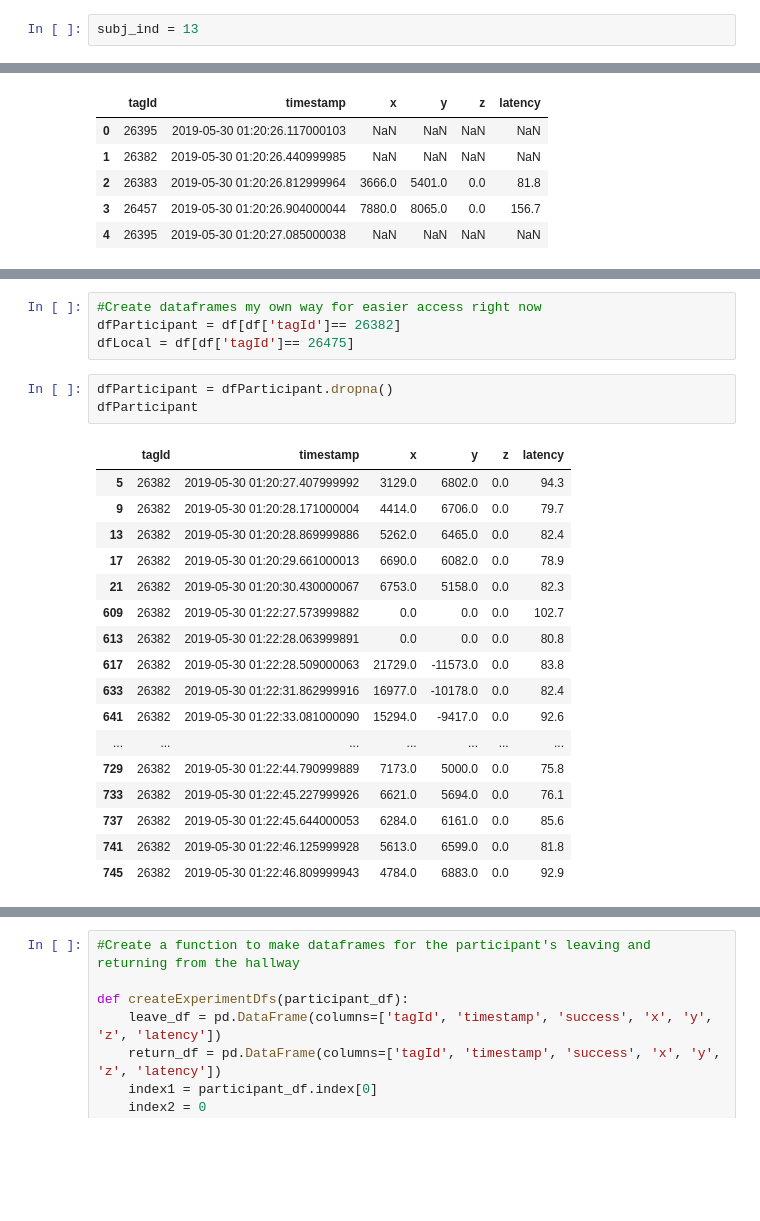
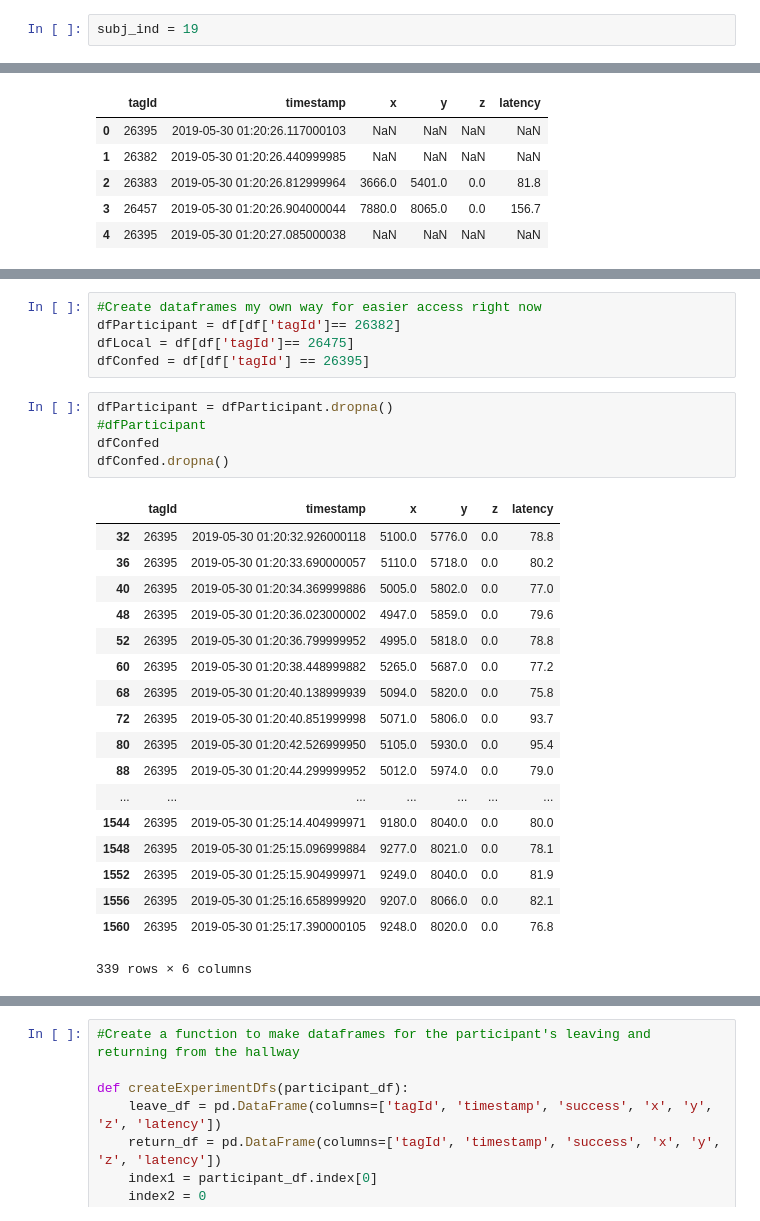
Before and after one commit to fcistern/Pozyx, a Jupyter notebook: notebooks/SubjectAnalysis.ipynb, the cells around one changed output, grey strips where cells are left out. Saved outputs shown, nothing was run; the diff lists cells and outputs as text; blank space fills up the shorter version.

```diff
--- a/notebooks/SubjectAnalysis.ipynb
+++ b/notebooks/SubjectAnalysis.ipynb
@@ -43,7 +51,7 @@ from utils import *
 # %% [markdown]
 ## Settings
 # %%
-subj_ind = 13
+subj_ind = 19
 # %% [markdown]
 ## Loading data
 # %%
@@ -112,24 +110,28 @@ local
 #Create dataframes my own way for easier access right now
 dfParticipant = df[df['tagId']== 26382]
 dfLocal = df[df['tagId']== 26475]
+dfConfed = df[df['tagId'] == 26395]
 # %%
 dfParticipant = dfParticipant.dropna()
-dfParticipant
+#dfParticipant
+dfConfed
+dfConfed.dropna()
 # %% [output]
 |  | tagId | timestamp | x | y | z | latency |
-| 5 | 26382 | 2019-05-30 01:20:27.407999992 | 3129.0 | 6802.0 | 0.0 | 94.3 |
-| 9 | 26382 | 2019-05-30 01:20:28.171000004 | 4414.0 | 6706.0 | 0.0 | 79.7 |
-| 13 | 26382 | 2019-05-30 01:20:28.869999886 | 5262.0 | 6465.0 | 0.0 | 82.4 |
-| 17 | 26382 | 2019-05-30 01:20:29.661000013 | 6690.0 | 6082.0 | 0.0 | 78.9 |
-| 21 | 26382 | 2019-05-30 01:20:30.430000067 | 6753.0 | 5158.0 | 0.0 | 82.3 |
-| 609 | 26382 | 2019-05-30 01:22:27.573999882 | 0.0 | 0.0 | 0.0 | 102.7 |
-| 613 | 26382 | 2019-05-30 01:22:28.063999891 | 0.0 | 0.0 | 0.0 | 80.8 |
-| 617 | 26382 | 2019-05-30 01:22:28.509000063 | 21729.0 | -11573.0 | 0.0 | 83.8 |
-| 633 | 26382 | 2019-05-30 01:22:31.862999916 | 16977.0 | -10178.0 | 0.0 | 82.4 |
-| 641 | 26382 | 2019-05-30 01:22:33.081000090 | 15294.0 | -9417.0 | 0.0 | 92.6 |
+| 32 | 26395 | 2019-05-30 01:20:32.926000118 | 5100.0 | 5776.0 | 0.0 | 78.8 |
+| 36 | 26395 | 2019-05-30 01:20:33.690000057 | 5110.0 | 5718.0 | 0.0 | 80.2 |
+| 40 | 26395 | 2019-05-30 01:20:34.369999886 | 5005.0 | 5802.0 | 0.0 | 77.0 |
+| 48 | 26395 | 2019-05-30 01:20:36.023000002 | 4947.0 | 5859.0 | 0.0 | 79.6 |
+| 52 | 26395 | 2019-05-30 01:20:36.799999952 | 4995.0 | 5818.0 | 0.0 | 78.8 |
+| 60 | 26395 | 2019-05-30 01:20:38.448999882 | 5265.0 | 5687.0 | 0.0 | 77.2 |
+| 68 | 26395 | 2019-05-30 01:20:40.138999939 | 5094.0 | 5820.0 | 0.0 | 75.8 |
+| 72 | 26395 | 2019-05-30 01:20:40.851999998 | 5071.0 | 5806.0 | 0.0 | 93.7 |
+| 80 | 26395 | 2019-05-30 01:20:42.526999950 | 5105.0 | 5930.0 | 0.0 | 95.4 |
+| 88 | 26395 | 2019-05-30 01:20:44.299999952 | 5012.0 | 5974.0 | 0.0 | 79.0 |
 | ... | ... | ... | ... | ... | ... | ... |
-| 729 | 26382 | 2019-05-30 01:22:44.790999889 | 7173.0 | 5000.0 | 0.0 | 75.8 |
-| 733 | 26382 | 2019-05-30 01:22:45.227999926 | 6621.0 | 5694.0 | 0.0 | 76.1 |
-| 737 | 26382 | 2019-05-30 01:22:45.644000053 | 6284.0 | 6161.0 | 0.0 | 85.6 |
-| 741 | 26382 | 2019-05-30 01:22:46.125999928 | 5613.0 | 6599.0 | 0.0 | 81.8 |
-| 745 | 26382 | 2019-05-30 01:22:46.809999943 | 4784.0 | 6883.0 | 0.0 | 92.9 |
+| 1544 | 26395 | 2019-05-30 01:25:14.404999971 | 9180.0 | 8040.0 | 0.0 | 80.0 |
+| 1548 | 26395 | 2019-05-30 01:25:15.096999884 | 9277.0 | 8021.0 | 0.0 | 78.1 |
+| 1552 | 26395 | 2019-05-30 01:25:15.904999971 | 9249.0 | 8040.0 | 0.0 | 81.9 |
+| 1556 | 26395 | 2019-05-30 01:25:16.658999920 | 9207.0 | 8066.0 | 0.0 | 82.1 |
+| 1560 | 26395 | 2019-05-30 01:25:17.390000105 | 9248.0 | 8020.0 | 0.0 | 76.8 |
+339 rows × 6 columns
```
Also changed, not shown: parts of 18 cells of this notebook, 5 other files.
